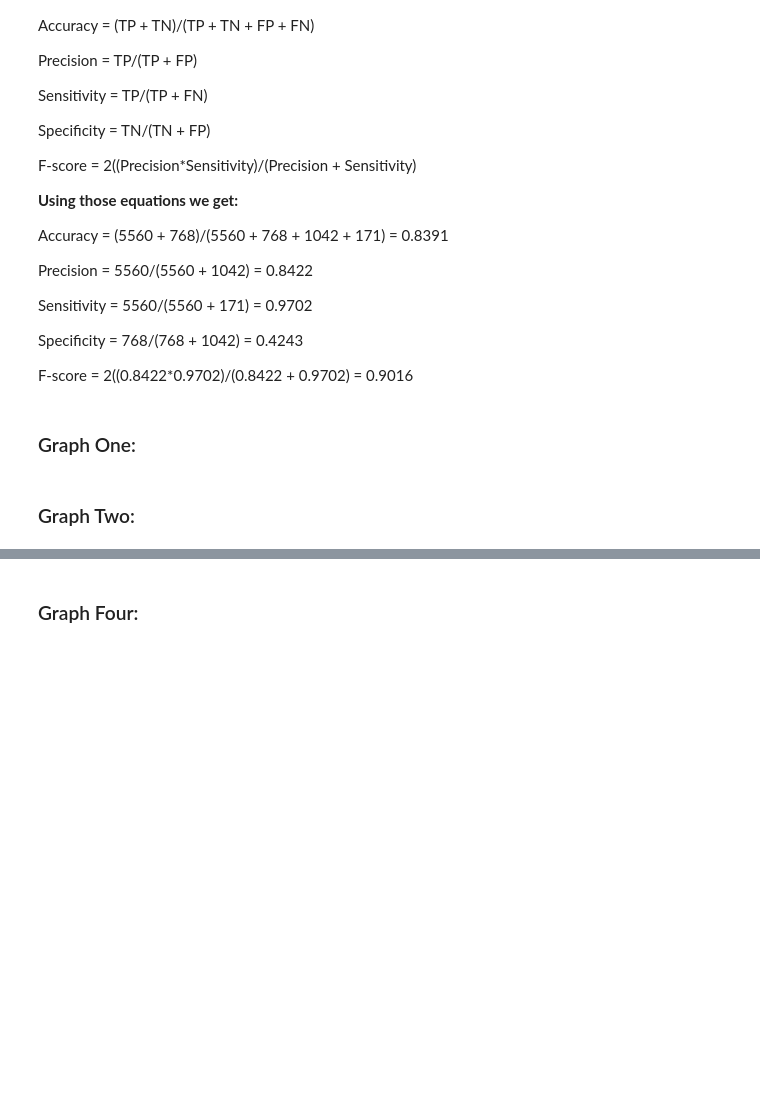
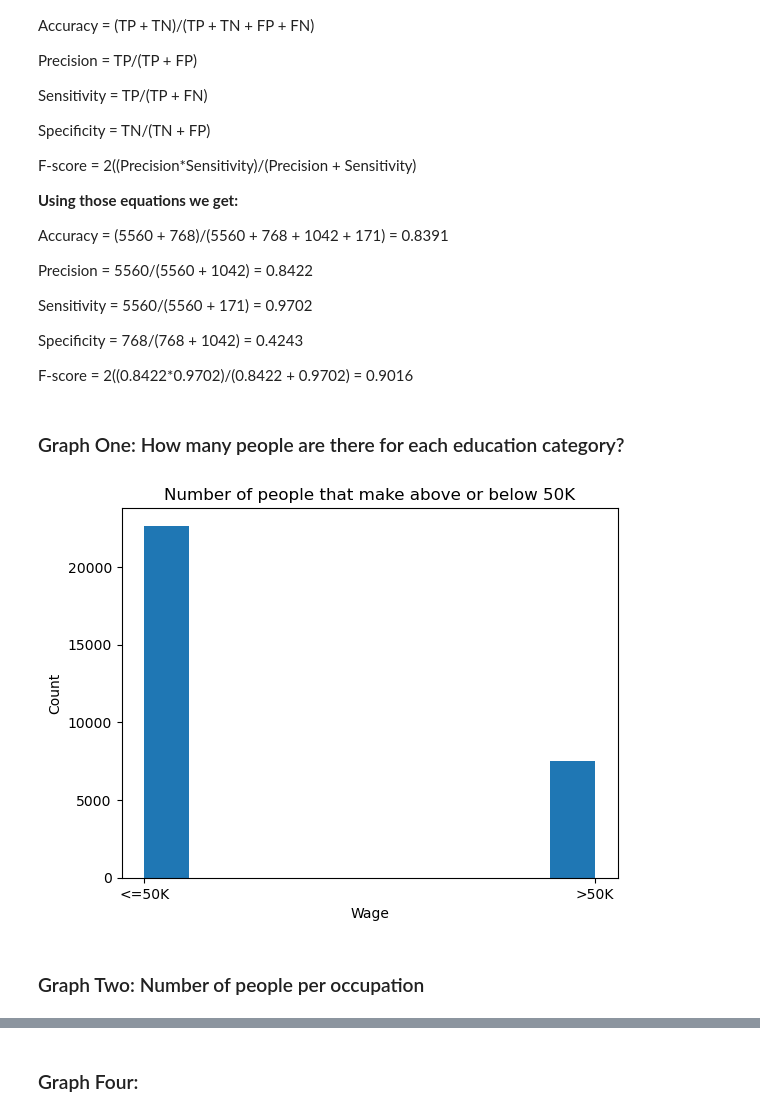
Before and after one commit to shairaalam19/dat301-fall2022-projects, a Jupyter notebook: DAT301_FinalProject.ipynb, the cells around one changed output, grey strips where cells are left out. Cells and saved outputs as stored; diff of their text form; code cells hidden in the pictures; blank space fills up the shorter version.

Commit message:
Graphs

```diff
--- a/DAT301_FinalProject.ipynb
+++ b/DAT301_FinalProject.ipynb
@@ -143,6 +143,16 @@ Specificity = 768/(768 + 1042) = 0.4243
 
 F-score = 2((0.8422*0.9702)/(0.8422 + 0.9702) = 0.9016
 # %% [markdown]
-### Graph One:
+### Graph One: How many people are there for each education category?
+# %%
+y = df.wage_below_orAbove_50k
+
+plt.hist(y)
+plt.xlabel("Wage")
+plt.ylabel("Count")
+plt.title("Number of people that make above or below 50K")
+plt.show()
+# %% [output]
+[figure, added]
 # %% [markdown]
-### Graph Two:
+### Graph Two: Number of people per occupation
```
Also changed, not shown: parts of 3 cells of this notebook.
